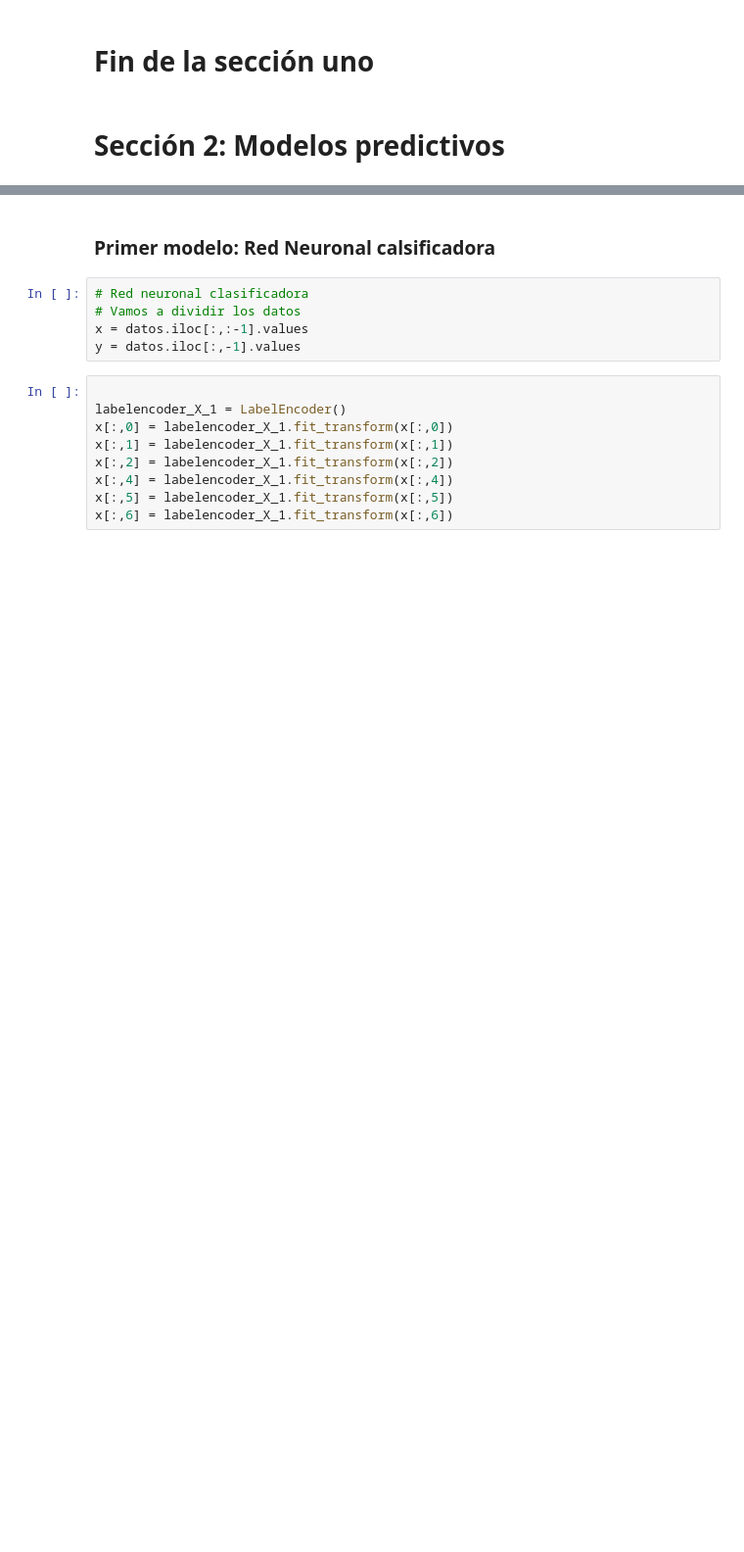
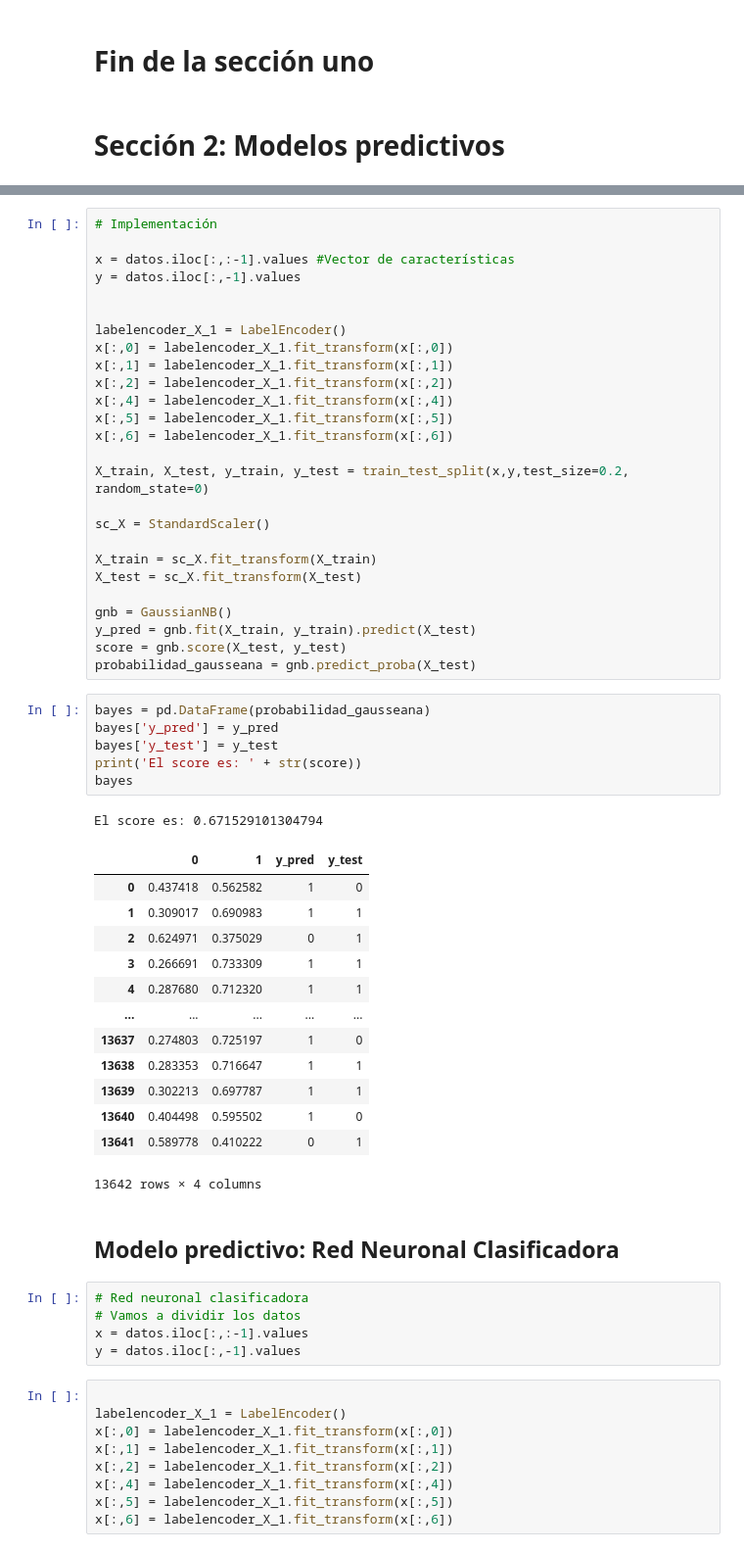
Before and after one commit to ignacialoyfra/ChallengeDataScientist-Ignacia-Loyola, a Jupyter notebook: solution.ipynb, the cells around one changed output, grey strips where cells are left out. Shown at 98% size. Cells and saved outputs as stored; diff of their text form; blank space fills up the shorter version.

Commit message:
Ajustes modelo de Bayes

```diff
--- a/solution.ipynb
+++ b/solution.ipynb
@@ -894,5 +936,52 @@ datos.set_index('Fecha-I', inplace = True)
+# %%
+# Implementación
+
+x = datos.iloc[:,:-1].values #Vector de características
+y = datos.iloc[:,-1].values
+
+
+labelencoder_X_1 = LabelEncoder()
+x[:,0] = labelencoder_X_1.fit_transform(x[:,0])
+x[:,1] = labelencoder_X_1.fit_transform(x[:,1])
+x[:,2] = labelencoder_X_1.fit_transform(x[:,2])
+x[:,4] = labelencoder_X_1.fit_transform(x[:,4])
+x[:,5] = labelencoder_X_1.fit_transform(x[:,5])
+x[:,6] = labelencoder_X_1.fit_transform(x[:,6])
+
+X_train, X_test, y_train, y_test = train_test_split(x,y,test_size=0.2, random_state=0)
+
+sc_X = StandardScaler()
+
+X_train = sc_X.fit_transform(X_train)
+X_test = sc_X.fit_transform(X_test)
+
+gnb = GaussianNB()
+y_pred = gnb.fit(X_train, y_train).predict(X_test)
+score = gnb.score(X_test, y_test)
+probabilidad_gausseana = gnb.predict_proba(X_test)
+# %%
+bayes = pd.DataFrame(probabilidad_gausseana)
+bayes['y_pred'] = y_pred
+bayes['y_test'] = y_test
+print('El score es: ' + str(score))
+bayes
+# %% [output]
+El score es: 0.671529101304794
+|  | 0 | 1 | y_pred | y_test |
+| 0 | 0.437418 | 0.562582 | 1 | 0 |
+| 1 | 0.309017 | 0.690983 | 1 | 1 |
+| 2 | 0.624971 | 0.375029 | 0 | 1 |
+| 3 | 0.266691 | 0.733309 | 1 | 1 |
+| 4 | 0.287680 | 0.712320 | 1 | 1 |
+| ... | ... | ... | ... | ... |
+| 13637 | 0.274803 | 0.725197 | 1 | 0 |
+| 13638 | 0.283353 | 0.716647 | 1 | 1 |
+| 13639 | 0.302213 | 0.697787 | 1 | 1 |
+| 13640 | 0.404498 | 0.595502 | 1 | 0 |
+| 13641 | 0.589778 | 0.410222 | 0 | 1 |
+13642 rows × 4 columns
 # %% [markdown]
-### Primer modelo: Red Neuronal calsificadora
+## Modelo predictivo: Red Neuronal Clasificadora
 # %%
 # Red neuronal clasificadora
 # Vamos a dividir los datos
```
Also changed, not shown: parts of 11 cells of this notebook.
